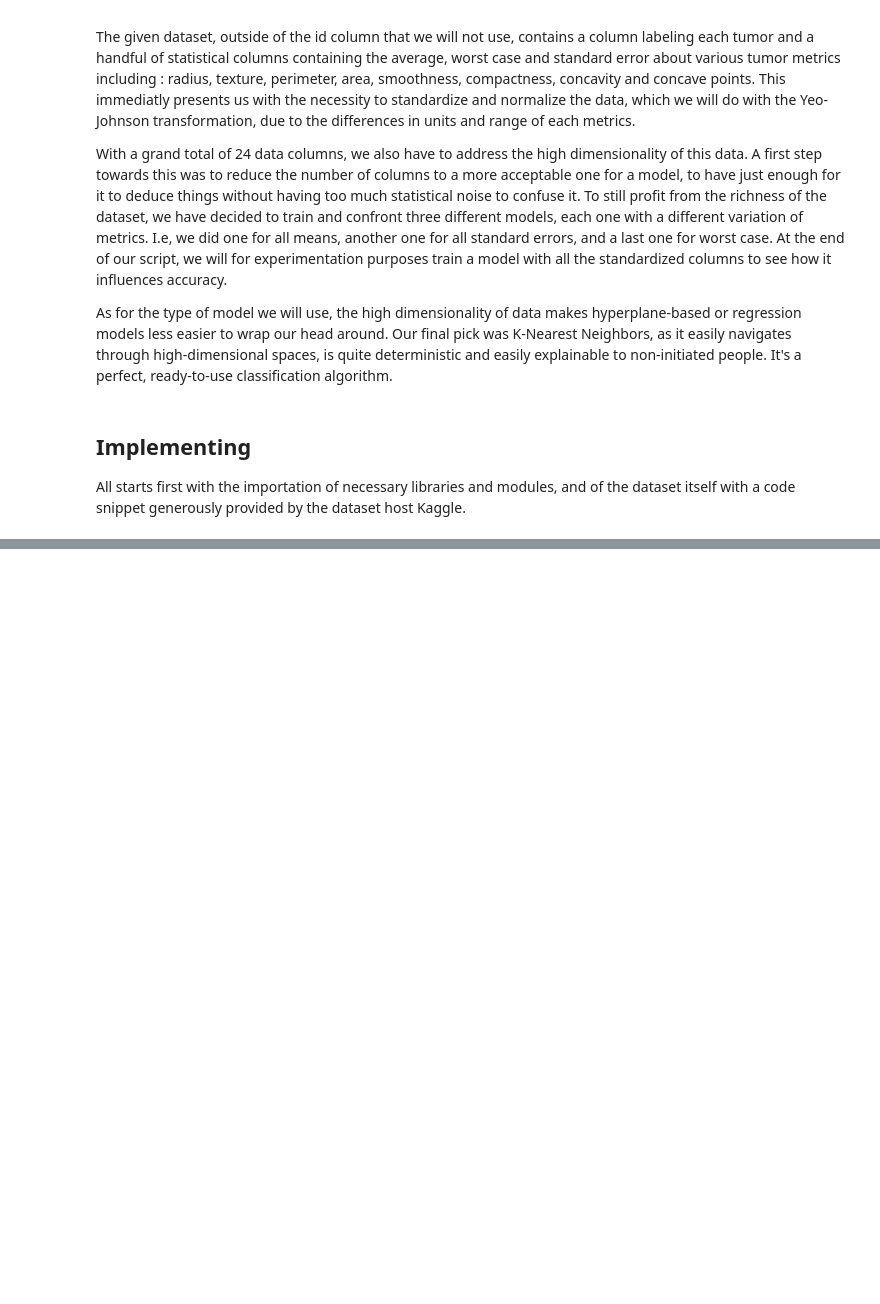
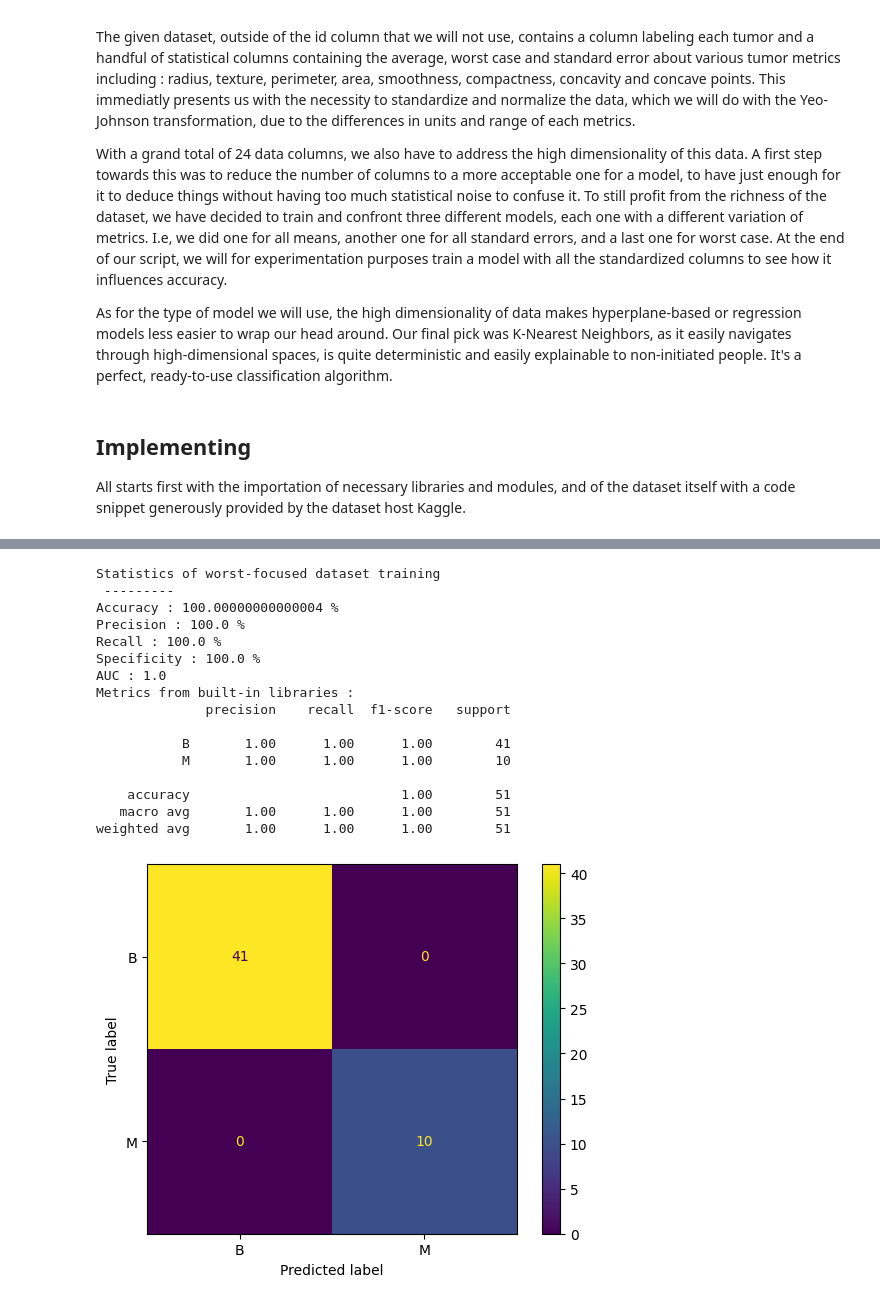
Before and after one commit to Herschel-The-Cauchois/Machine-Learning, a Jupyter notebook: breastCancerNotebook.ipynb, the cells around one changed output, grey strips where cells are left out. Drawn from its saved outputs; the diff is of its cells as text; code cells hidden in the pictures; blank space fills up the shorter version.

Commit message:
finished to put my part + conclusion of the ran model :)

```diff
--- a/breastCancerNotebook.ipynb
+++ b/breastCancerNotebook.ipynb
@@ -45,4 +45,4 @@ record_set_df = record_set_df.convert_dtypes() # Data type auto conversion for p
 record_set_df["Cancer_Data.csv/diagnosis"] = record_set_df["Cancer_Data.csv/diagnosis"].apply(lambda x: x.decode("utf-8") if isinstance(x, bytes) else x) # Decodes diagnosis info who is encoded as bytes, turns it into string
 
 # Demands before continuing the selected n neighbors we want to launch KNN at
-n = int(input("Enter number of neighbors to be considered in KNN : "))
+n = 15
@@ -48,0 +311,14 @@ n = int(input("Enter number of neighbors to be considered in KNN : "))
+# %%
+dataset1 = record_set_df
+print(dataset1)
+datasetStandardized1 = PowerTransformer(standardize=True).fit_transform(dataset1.drop(columns=["Cancer_Data.csv/diagnosis"])) # Applying Yeo Johnson to the data for standardization
+datasetStandardized1 = pd.DataFrame(datasetStandardized1, columns=dataset1.drop(columns=["Cancer_Data.csv/diagnosis"]).columns, index=dataset1.index)
+print(datasetStandardized1)
+
+data1 = datasetStandardized1.iloc[0:519] # We reserve around 50 elements of our dataset to check if the model guesses correctly.
+test_data1 = datasetStandardized1.iloc[518:]
+target_values1 = dataset1["Cancer_Data.csv/diagnosis"].iloc[0:519] # Our target labels for the training set
+KNN1 = KNeighborsClassifier(n_neighbors=n)
+KNN1.fit(data1, target_values1)
+predictions = KNN1.predict(test_data1) # Predicts the labels
+real_values = dataset1["Cancer_Data.csv/diagnosis"].iloc[518:] # Get the real labels assigned
@@ -48,0 +343,48 @@ n = int(input("Enter number of neighbors to be considered in KNN : "))
+# %%
+accuracy = 0
+truepos = 0
+trueneg = 0
+falsepos = 0
+falseneg = 0
+for i in range(0,50):
+    if predictions[i] == real_values.iloc[i]:
+        accuracy += 1/50
+        if predictions[i] == "B":
+            truepos += 1
+        else:
+            trueneg += 1
+    else:
+        if predictions[i] == "B":
+            falsepos += 1
+        else:
+            falseneg += 1
+print("Statistics of worst-focused dataset training\n ---------")
+print("Accuracy : " + str(accuracy*100) + " %")
+print("Precision : " + str((truepos/(truepos+falsepos))*100) + " %")
+print("Recall : " + str((truepos/(truepos+falseneg))*100) + " %")
+print("Specificity : " + str((trueneg/(trueneg+falsepos))*100) + " %")
+print("AUC : " + str((truepos/(truepos+falseneg))/(trueneg/(trueneg+falsepos))))
+
+print("Metrics from built-in libraries :")
+print(metrics.classification_report(real_values, predictions))
+
+metrics.ConfusionMatrixDisplay.from_predictions(real_values, predictions)
+plt.show()
+# %% [output]
+Statistics of worst-focused dataset training
+ ---------
+Accuracy : 100.00000000000004 %
+Precision : 100.0 %
+Recall : 100.0 %
+Specificity : 100.0 %
+AUC : 1.0
+Metrics from built-in libraries :
+              precision    recall  f1-score   support
+
+           B       1.00      1.00      1.00        41
+           M       1.00      1.00      1.00        10
+
+    accuracy                           1.00        51
+   macro avg       1.00      1.00      1.00        51
+weighted avg       1.00      1.00      1.00        51
+[figure, added]
```
Also changed, not shown: parts of 13 cells of this notebook.
